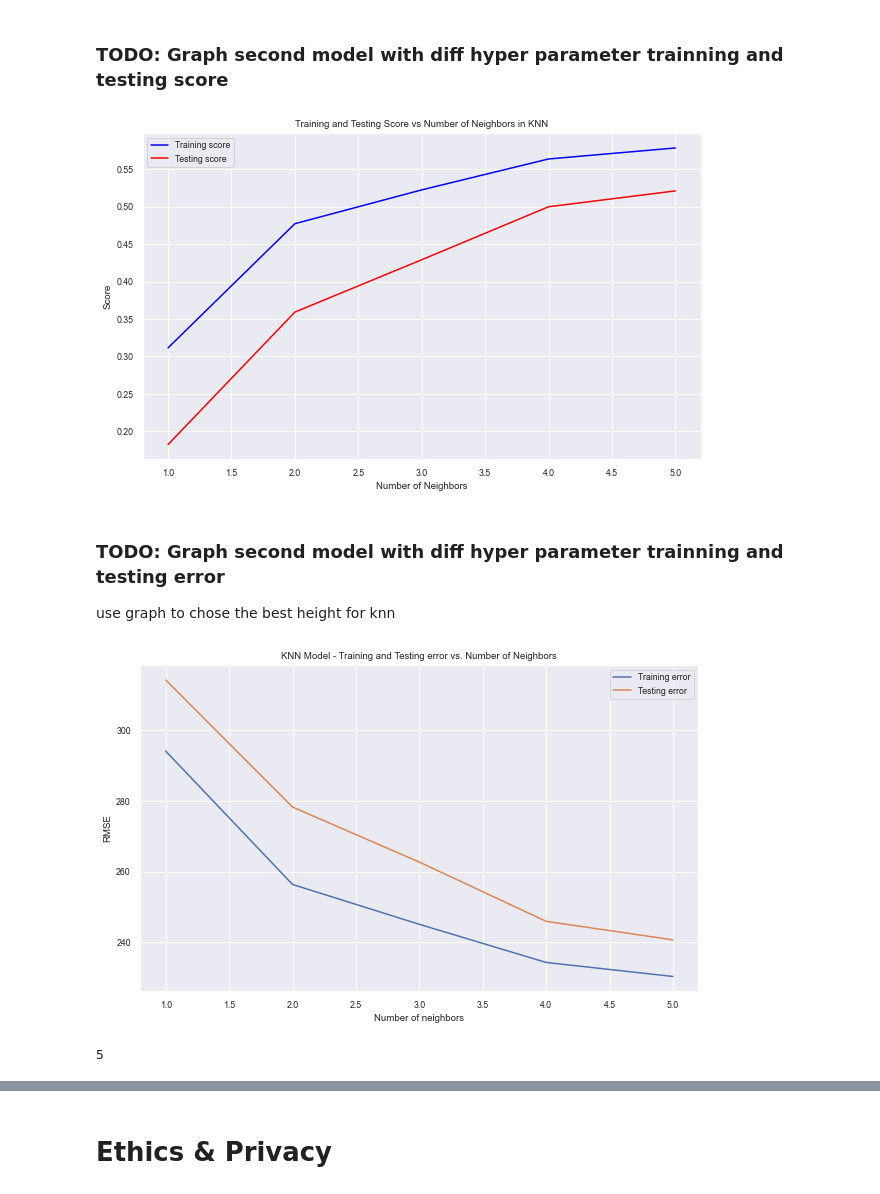
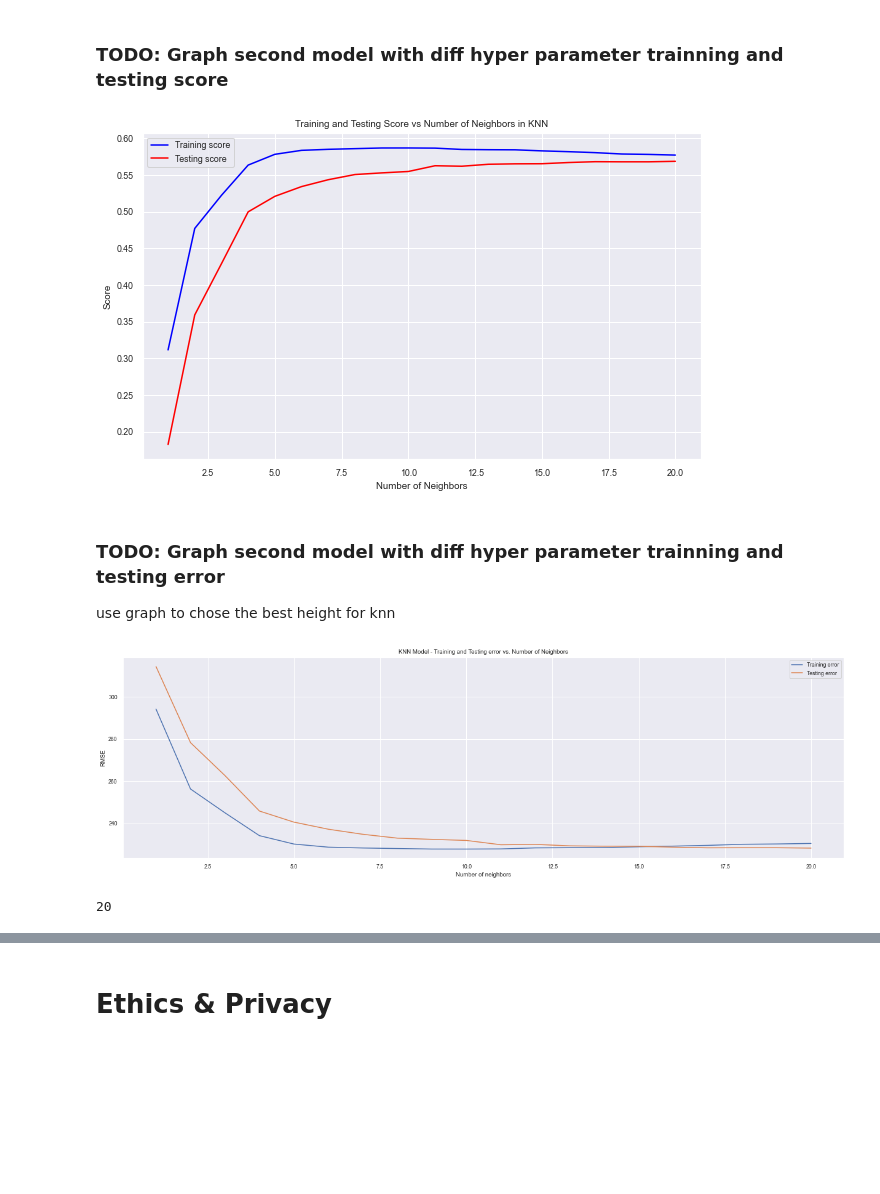
Before and after one commit to COGS118A/Group004-SP23, a Jupyter notebook: Checkpoint_Group004-SP23.ipynb, the cells around one changed output, grey strips where cells are left out. Drawn from its saved outputs; the diff is of its cells as text; code cells hidden in the pictures; blank space fills up the shorter version.

```diff
--- a/Checkpoint_Group004-SP23.ipynb
+++ b/Checkpoint_Group004-SP23.ipynb
@@ -226,7 +226,7 @@ end_date = pd.to_datetime('2023-08-31')
 
 filtered = (clean_merged['date'] >= start_date) & (clean_merged['date'] <= end_date)
 filtered_df = clean_merged.loc[filtered]
-filtered_df = filtered_df.sample(10000)
+filtered_df = filtered_df.sample(50000)
 # %%
 plt.hist(merged_df['adjusted_price'], range=[0,975], bins = 100)
 plt.title("Histogram of Adjusted Price")
@@ -501,7 +501,7 @@ test_err_lst = []
 train_score = []
 test_score = []
 
-for n_neighbors in tqdm(range(1, 6)):
+for n_neighbors in tqdm(range(1, 21)):
     dt = Pipeline([('pre', preproc), ('knn', KNeighborsRegressor(n_neighbors))])
     dt.fit(X_train, y_train)
     sc = dt.score(X_train, y_train)
@@ -556,7 +590,7 @@ train_score = np.array(train_score)
 test_score = np.array(test_score)
 
 # Create an array with the number of neighbors
-neighbors = np.arange(1, 6)
+neighbors = np.arange(1, 21)
 
 # Create the plot
 plt.figure(figsize=(10,6))
@@ -576,21 +610,21 @@ plt.legend()
 # Show the plot
 plt.show()
 # %% [output]
-[figure, old version]
+[figure, new version]
 # %% [markdown]
 ### TODO: Graph second model with diff hyper parameter trainning and testing error
 use graph to chose the best height for knn
 # %%
-plt.figure(figsize=(10, 6))
+plt.figure(figsize=(21, 6))
 plt.plot(neighbors, train_err_lst, label='Training error')
 plt.plot(neighbors, test_err_lst, label='Testing error')
 plt.xlabel('Number of neighbors')
 plt.ylabel('RMSE')
 plt.title('KNN Model - Training and Testing error vs. Number of Neighbors')
 plt.legend()
 plt.show()
 # %% [output]
-[figure, old version]
+[figure, new version]
 # %%
 # convert list to numpy array for efficient calculations
 test_err_lst = np.array(test_err_lst)
@@ -600,6 +634,6 @@ optimal_k = np.argmin(test_err_lst) + 1  # we add 1 because index starts from 0
 
 print(optimal_k)
 # %% [output]
-5
+20
 # %%
 plt.figure(figsize=(10, 6))
```
Also changed, not shown: parts of 6 cells of this notebook.
